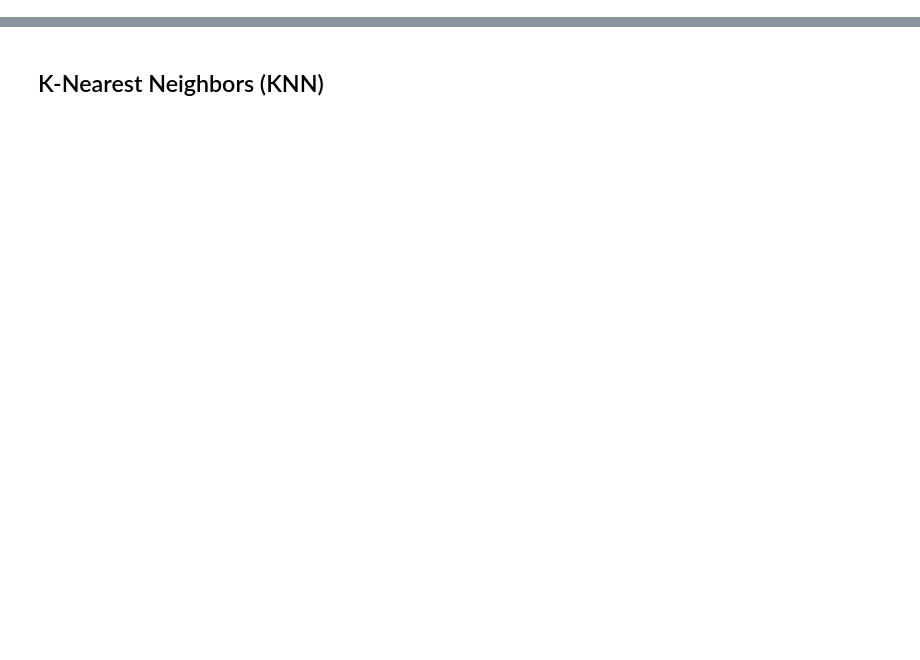
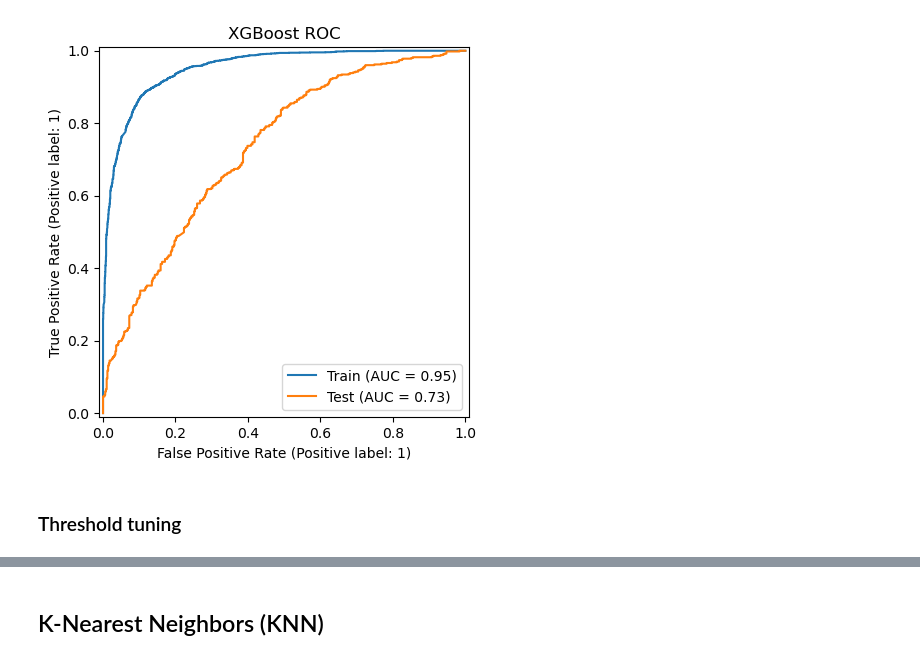
Before and after one commit to noahschulhof/twitter-classifier, a Jupyter notebook: models.ipynb, the cells around one changed output, grey strips where cells are left out. Cells and saved outputs as stored; diff of their text form; code cells hidden in the pictures; blank space fills up the shorter version.

Commit message:
Add grid searches

```diff
--- a/models.ipynb
+++ b/models.ipynb
@@ -17,0 +56,17 @@ y_test = pd.read_csv('cleaned/y_test.csv', header = None).values.ravel()
+# %%
+def rocs(model, name):
+    ax = plt.axes()
+
+    RocCurveDisplay.from_predictions(y_train,
+                                     model.predict_proba(x_train_scaled)[:, 1],
+                                     ax = ax,
+                                     name = 'Train')
+
+    RocCurveDisplay.from_predictions(y_test,
+                                     model.predict_proba(x_test_scaled)[:, 1],
+                                     ax = ax,
+                                     name = 'Test')
+
+    plt.title(f'{name} ROC')
+
+    plt.show()
@@ -39,0 +106,26 @@ def scores_df(model):
+# %%
+# Create eval set for early stopping
+x_eval, _, y_eval, _ = train_test_split(x_test_scaled,
+                                        y_test,
+                                        test_size = 0.2,
+                                        stratify = y_test,
+                                        random_state = 1)
+# %%
+xgb = XGBClassifier(random_state = 1,
+                    early_stopping_rounds = 30)
+
+xgb_grid = {'n_estimators': [200, 300, 400],
+            'max_depth': [4, 6, 8],
+            'learning_rate': [0.001, 0.01, 0.1],
+            'subsample': [0.5, 0.75, 1.0],
+            'reg_lambda': [0.01, 0.1, 1],
+            'gamma': [0.01, 0.1, 1],
+            'colsample_bytree': [0.5, 0.75, 1.0]}
+
+xgb_gscv = GridSearchCV(xgb,
+                        xgb_grid,
+                        scoring = 'roc_auc',
+                        cv = StratifiedKFold(3, shuffle = True, random_state = 1),
+                        n_jobs = -1)
+
+xgb_gscv.fit(x_train_scaled, y_train, eval_set = [(x_eval, y_eval)], verbose = False)
@@ -39,0 +150,6 @@ def scores_df(model):
+# %%
+rocs(xgb_gscv, 'XGBoost')
+# %% [output]
+[figure, added]
+# %% [markdown]
+### Threshold tuning
```
Also changed, not shown: parts of 64 cells of this notebook.
